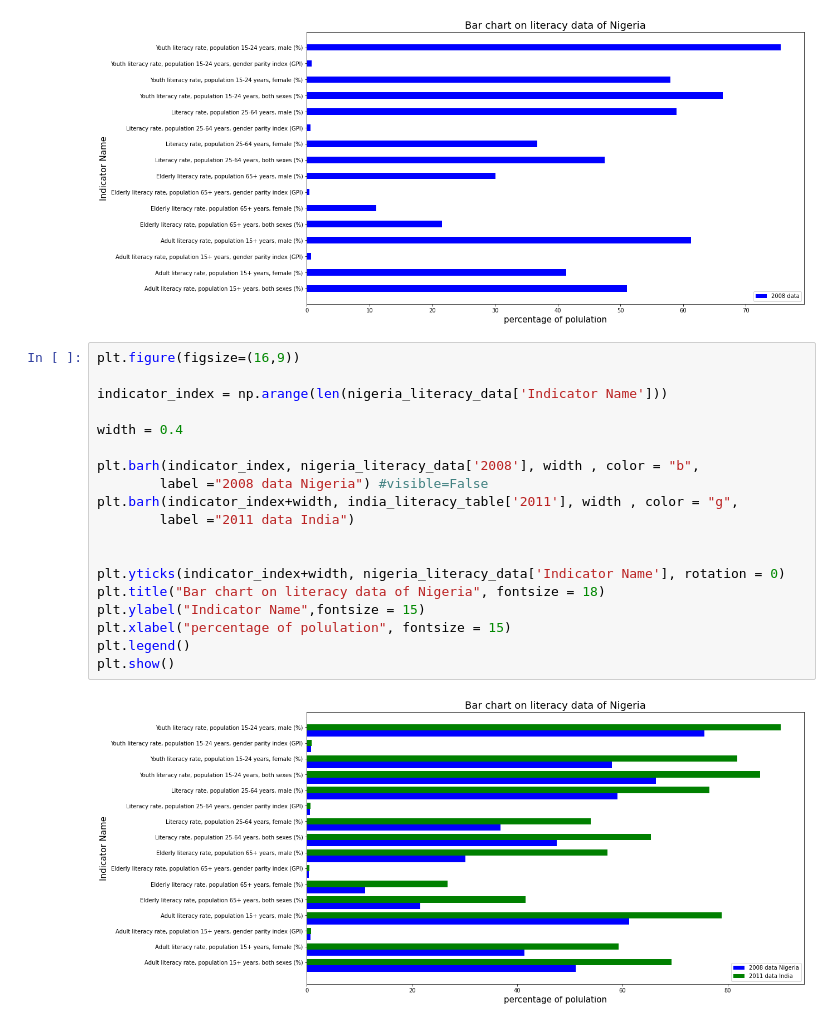
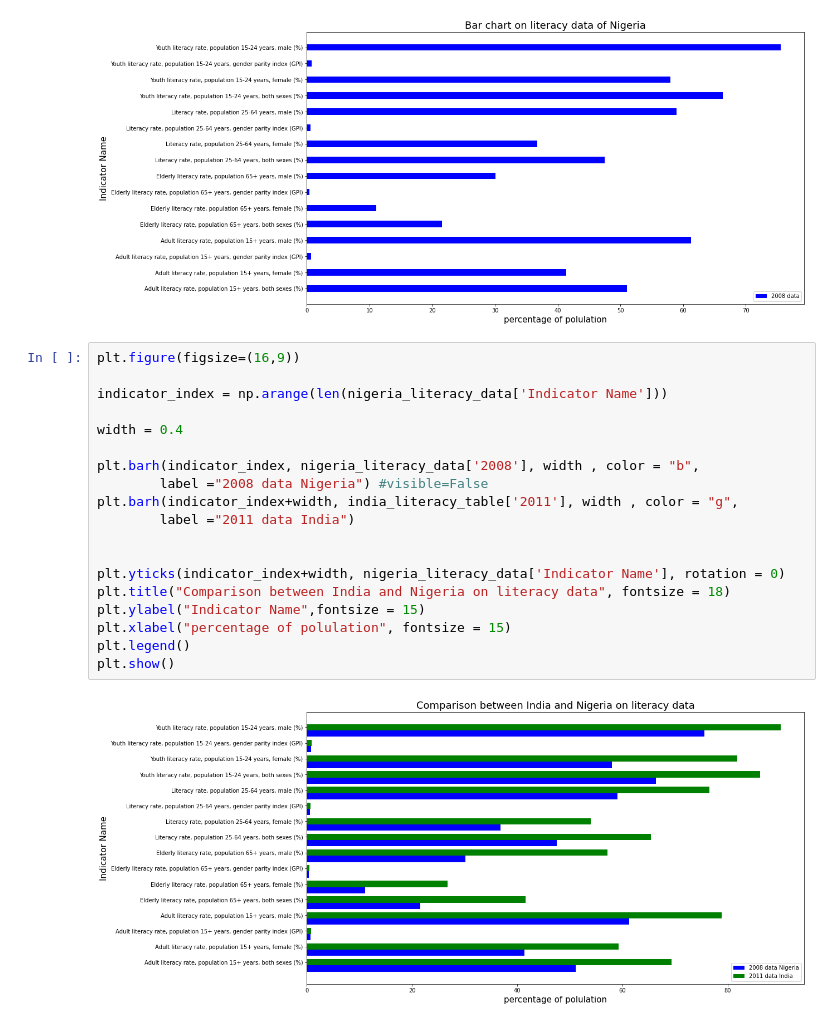
Before and after one commit to sksuman97/WorldBank-Global-Education-Analysis, a Jupyter notebook: Sumanta_Muduli_World_Bank_Global_Education_Analysis_Capstone_Project.ipynb, the cells around one changed output. Drawn from its saved outputs; the diff is of its cells as text.

```diff
--- a/Sumanta_Muduli_World_Bank_Global_Education_Analysis_Capstone_Project.ipynb
+++ b/Sumanta_Muduli_World_Bank_Global_Education_Analysis_Capstone_Project.ipynb
@@ -1322,21 +1384,21 @@ plt.show()
 # %%
 plt.figure(figsize=(16,9))
 
 indicator_index = np.arange(len(nigeria_literacy_data['Indicator Name']))
 
 width = 0.4
 
 plt.barh(indicator_index, nigeria_literacy_data['2008'], width , color = "b",
         label ="2008 data Nigeria") #visible=False
 plt.barh(indicator_index+width, india_literacy_table['2011'], width , color = "g",
         label ="2011 data India")
 
 
 plt.yticks(indicator_index+width, nigeria_literacy_data['Indicator Name'], rotation = 0)
-plt.title("Bar chart on literacy data of Nigeria", fontsize = 18)
+plt.title("Comparison between India and Nigeria on literacy data", fontsize = 18)
 plt.ylabel("Indicator Name",fontsize = 15)
 plt.xlabel("percentage of polulation", fontsize = 15)
 plt.legend()
 plt.show()
 # %% [output]
-[figure, old version]
+[figure, new version]
```
Also changed, not shown: parts of 66 cells of this notebook.
